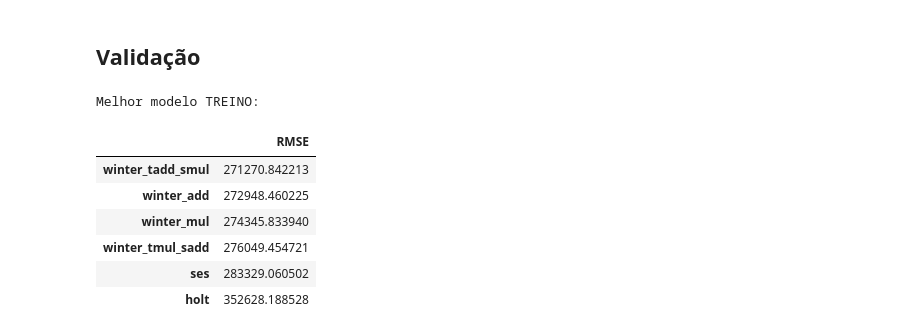
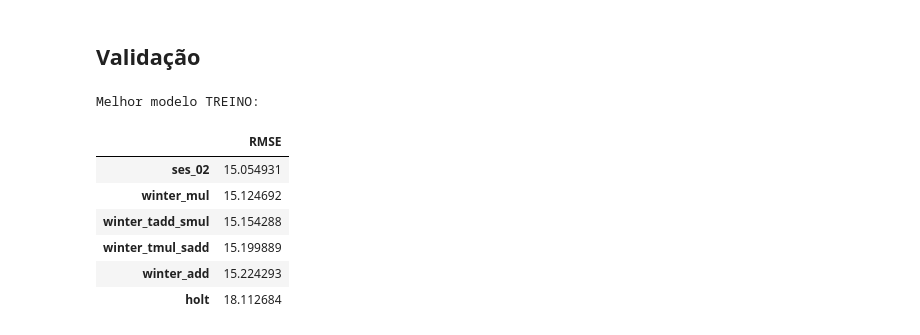
Before and after one commit to vcwild/wtp-model, a Jupyter notebook: ets.ipynb, the cells around one changed output. Drawn from its saved outputs; the diff is of its cells as text; code cells hidden in the pictures.

```diff
--- a/ets.ipynb
+++ b/ets.ipynb
@@ -25,11 +28,11 @@ warnings.filterwarnings('ignore')
 # %%
 # Read file
 path = "./datasets/"
-name = "p2"
+name = "p1"
 df = pd.read_csv(path + name + "_clipped.csv", encoding='utf8', parse_dates=True, index_col="DATE").resample("M").mean()
 validation = pd.read_csv(path + name + "_validation.csv", encoding='utf8', parse_dates=True, index_col="DATE")
 cols = df.columns
-col = cols[1]
+col = cols[8]
 # %% [markdown]
 ## Método 1 -- Suavização Simples (SES)
 # %%
@@ -66,14 +69,18 @@ Método aplicado utilizando transformação de poder Boxcox (Boxcox Power Transf
 # %%
-winter_add = ExponentialSmoothing(df[col], seasonal_periods=4, trend="add", seasonal="add").fit(use_boxcox=True)
+winter_add = ExponentialSmoothing(df[col], seasonal_periods=4, trend="add", seasonal="add")\
+    .fit(use_boxcox=True, smoothing_level=0.6)
 predict_add = winter_add.forecast(12).rename("")
 
-winter_tadd_smul = ExponentialSmoothing(df[col], seasonal_periods=4, trend="add", seasonal="mul").fit(use_boxcox=True)
+winter_tadd_smul = ExponentialSmoothing(df[col], seasonal_periods=4, trend="add", seasonal="mul")\
+    .fit(use_boxcox=True, smoothing_level=0.6)
 predict_tadd_smul = winter_tadd_smul.forecast(12).rename("")
 
-winter_tmul_sadd = ExponentialSmoothing(df[col], seasonal_periods=4, trend="mul", seasonal="add").fit(use_boxcox=True)
+winter_tmul_sadd = ExponentialSmoothing(df[col], seasonal_periods=4, trend="mul", seasonal="add")\
+    .fit(use_boxcox=True, smoothing_level=0.6)
 predict_tmul_sadd = winter_tmul_sadd.forecast(12).rename("")
 
-winter_mul = ExponentialSmoothing(df[col], seasonal_periods=4, trend="mul", seasonal="mul").fit(use_boxcox=True)
+winter_mul = ExponentialSmoothing(df[col], seasonal_periods=4, trend="mul", seasonal="mul")\
+    .fit(use_boxcox=True, smoothing_level=0.6)
 predict_mul = winter_mul.forecast(12).rename("")
 # %%
 # plot séries
@@ -101,22 +108,22 @@ plt.legend(loc="upper left");
 ## Validação
 # %%
 test_metrics = pd.DataFrame({
-    "ses": rmse(df[col], ses_02.fittedvalues),
+    "ses_02": rmse(df[col], ses_02.fittedvalues),
     "holt": rmse(df[col], holt_06.fittedvalues),
     "winter_add": rmse(df[col], winter_add.fittedvalues),
     "winter_tadd_smul": rmse(df[col], winter_tadd_smul.fittedvalues),
     "winter_tmul_sadd": rmse(df[col], winter_tmul_sadd.fittedvalues),
     "winter_mul": rmse(df[col], winter_mul.fittedvalues)
 }, index=["RMSE"])
 print("Melhor modelo TREINO:")
 test_metrics = test_metrics.T.sort_values("RMSE")
 test_metrics
 # %% [output]
 Melhor modelo TREINO:
 |  | RMSE |
-| winter_tadd_smul | 271270.842213 |
-| winter_add | 272948.460225 |
-| winter_mul | 274345.833940 |
-| winter_tmul_sadd | 276049.454721 |
-| ses | 283329.060502 |
-| holt | 352628.188528 |
+| ses_02 | 15.054931 |
+| winter_mul | 15.124692 |
+| winter_tadd_smul | 15.154288 |
+| winter_tmul_sadd | 15.199889 |
+| winter_add | 15.224293 |
+| holt | 18.112684 |
```
Also changed, not shown: parts of 12 cells of this notebook.
